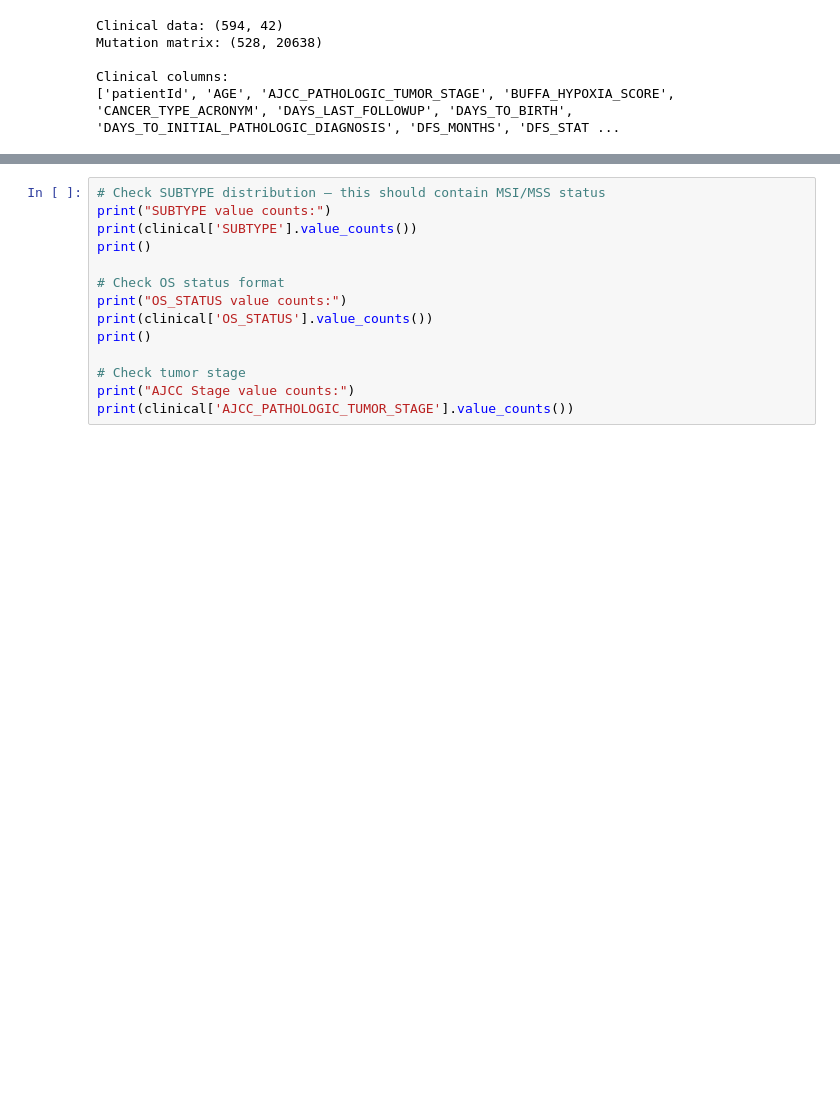
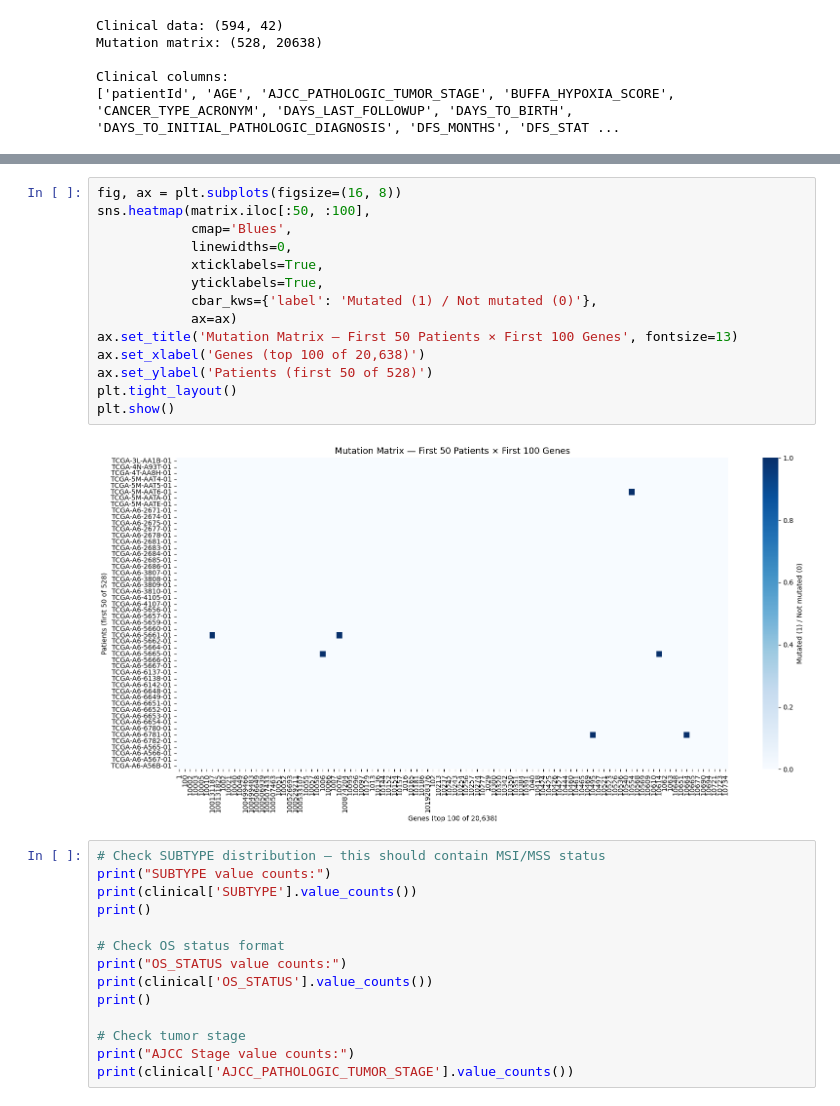
Before and after one commit to hannahas/crc-mutation-clustering, a Jupyter notebook: notebooks/analysis.ipynb, the cells around one changed output, grey strips where cells are left out. Drawn from its saved outputs; the diff is of its cells as text; blank space fills up the shorter version.

Commit message:
Add sorted mutation matrix heatmap

```diff
--- a/notebooks/analysis.ipynb
+++ b/notebooks/analysis.ipynb
@@ -28,3 +48,19 @@ Clinical columns:
+# %%
+fig, ax = plt.subplots(figsize=(16, 8))
+sns.heatmap(matrix.iloc[:50, :100],
+            cmap='Blues',
+            linewidths=0,
+            xticklabels=True,
+            yticklabels=True,
+            cbar_kws={'label': 'Mutated (1) / Not mutated (0)'},
+            ax=ax)
+ax.set_title('Mutation Matrix — First 50 Patients × First 100 Genes', fontsize=13)
+ax.set_xlabel('Genes (top 100 of 20,638)')
+ax.set_ylabel('Patients (first 50 of 528)')
+plt.tight_layout()
+plt.show()
+# %% [output]
+[figure, added]
 # %%
 # Check SUBTYPE distribution — this should contain MSI/MSS status
 print("SUBTYPE value counts:")
```
Also changed, not shown: parts of 2 cells of this notebook, 1 other file.
